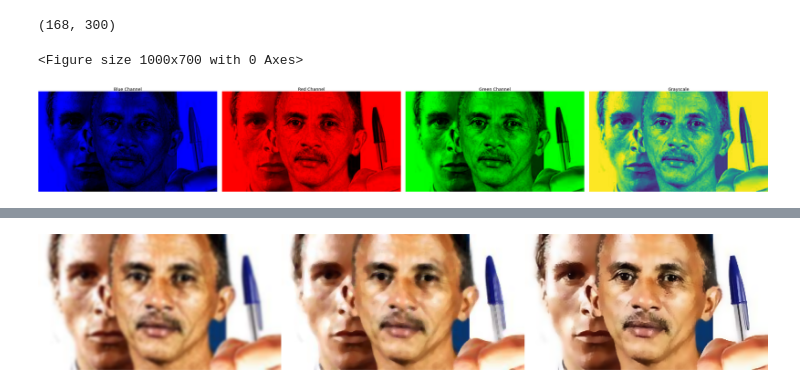
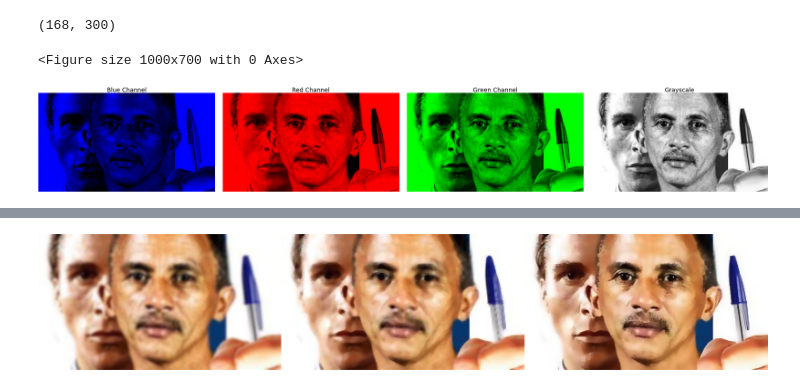
Before and after one commit to BPThiago/trabalho-algebra, a Jupyter notebook: notebook.ipynb, the cells around one changed output, grey strips where cells are left out. Drawn from its saved outputs; the diff is of its cells as text; code cells hidden in the pictures.

```diff
--- a/notebook.ipynb
+++ b/notebook.ipynb
@@ -61,29 +61,31 @@ def add_list(img1, img2):
             for i in range(len(img1))]
 # %%
 def rgb_to_gray(img):
-    r, g, b = rgb[:,:,0], rgb[:,:,1], rgb[:,:,2]
-    gray = 0.2989 * r + 0.5870 * g + 0.1140 * b
+    return (img@[0.2989, 0.5870, 0.1140]).astype(np.uint()) # Transformação linear + Produto vetorial para a geração de um canal de cor
 
+# Também pode ser escrito como
+def rgb_to_gray(img):
+    r, g, b = img[:,:,0], img[:,:,1], img[:,:,2]
+    gray = 0.2989*r + 0.5870*g + 0.1140*b
     return gray
 # %%
 fig = plt.figure(figsize=(10, 7))
 
 filtered_channels = []
 
 for i in range(3):
     copia = img.copy()
     copia[:,:,i] = 0
     copia[:,:,(i+1)%3] = 0
 
     filtered_channels.append(copia)
 
-print(rgb_to_gray(img).shape)
 filtered_channels.append(rgb_to_gray(img))
-show_collection(filtered_channels, ["Blue Channel", "Red Channel", "Green Channel", "Grayscale"], scale=0.2)
+show_collection(filtered_channels, ["Blue Channel", "Red Channel", "Green Channel", "Grayscale"], fontsize=14, scale=0.2, cmap=plt.get_cmap("gray"))
 # %% [output]
 (168, 300)
 <Figure size 1000x700 with 0 Axes>
-[figure, old version]
+[figure, new version]
 # %%
 import numpy as np
 show(np.array(electronic_wave_effect(img)), scale=0.3, title="3D Effect")
```
Also changed, not shown: parts of 3 cells of this notebook.
